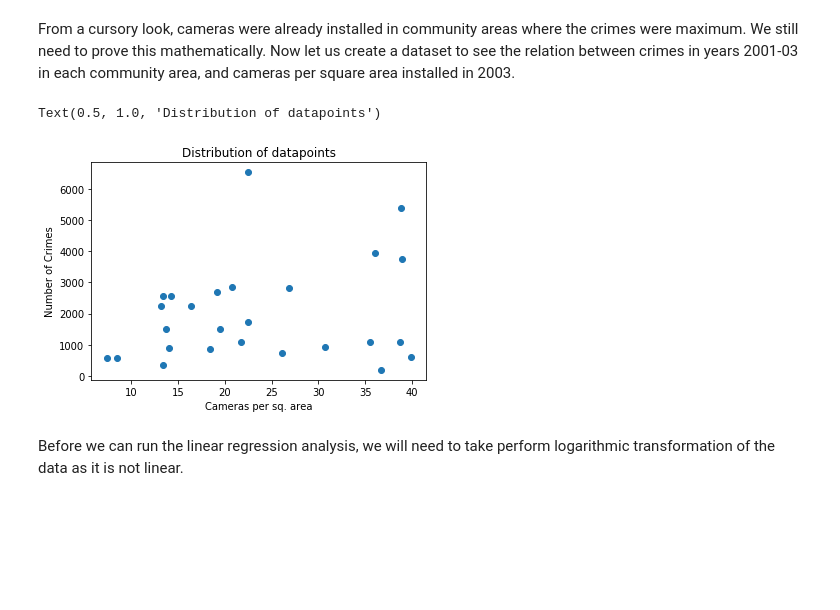
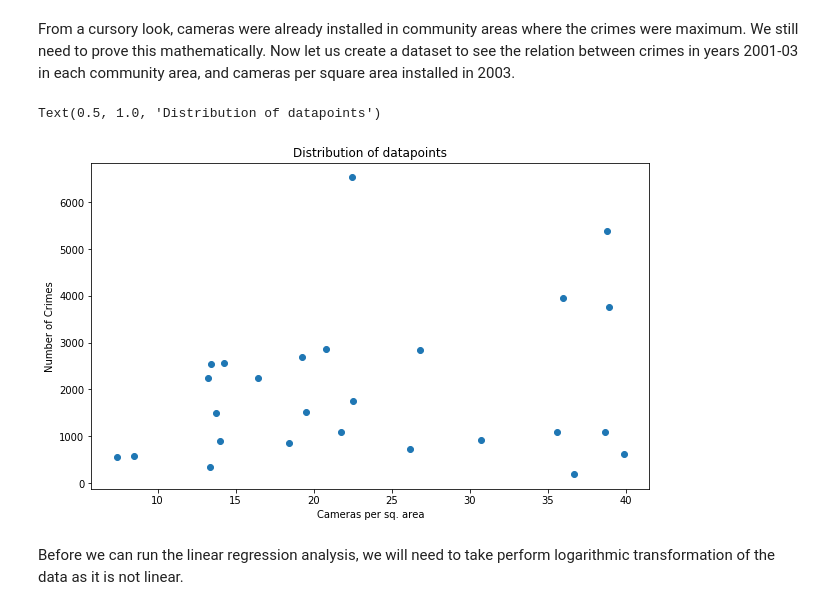
Before and after one commit to tiz081/Cogs108FP, a Jupyter notebook: FinalProject_group096.ipynb, the cells around one changed output. Saved outputs shown, nothing was run; the diff lists cells and outputs as text; code cells hidden in the pictures; blank space fills up the shorter version.

```diff
--- a/FinalProject_group096.ipynb
+++ b/FinalProject_group096.ipynb
@@ -350,34 +350,34 @@ From a cursory look, cameras were already installed in community areas where the
 # %%
 buffer = crimesBefore.groupby('Community Areas').filter(lambda x : len(x)>0)
 crimesBefore_by_community = buffer['Community Areas'].value_counts().rename_axis('Community Areas').\
                         reset_index(name='CrimesCount')
 cameraCounts = []
 areas = []
 to_drop = []
 for index, row in crimesBefore_by_community.iterrows():
     camCount = df_camera_above_10.loc[df_camera_above_10['Community Areas'] == row['Community Areas']]['Counts'].values
     if len(camCount) == 1:
         area = df_camera.loc[df_camera['Community Areas'] == row['Community Areas']]['Area(unit)'].values
         cameraCounts.append(camCount[0])
         areas.append(area[0])
     else:
         to_drop.append(index)
 
 crimesBefore_by_community.drop(crimesBefore_by_community.index[to_drop], inplace=True)
 assert(crimesBefore_by_community.shape[0] == len(cameraCounts))
 assert(crimesBefore_by_community.shape[0] == len(areas))
 crimesBefore_by_community['Area(unit)'] = areas
 crimesBefore_by_community['Cameras'] = cameraCounts
 crimesBefore_by_community['CamerasPerArea'] = (crimesBefore_by_community['Cameras'] \
                                                /crimesBefore_by_community['Area(unit)']) * 100000000
-
+plt.figure(figsize=(10, 6))
 plt.scatter(crimesBefore_by_community['CamerasPerArea'], crimesBefore_by_community['CrimesCount'])
 plt.xlabel('Cameras per sq. area')
 plt.ylabel('Number of Crimes')
 pylab.title('Distribution of datapoints')
 # %% [output]
 Text(0.5, 1.0, 'Distribution of datapoints')
-[figure, old version]
+[figure, new version]
 # %% [markdown]
 Before we can run the linear regression analysis, we will need to take perform logarithmic transformation of the data as it is not linear.
 # %%
```
Also changed, not shown: parts of 6 cells of this notebook.
